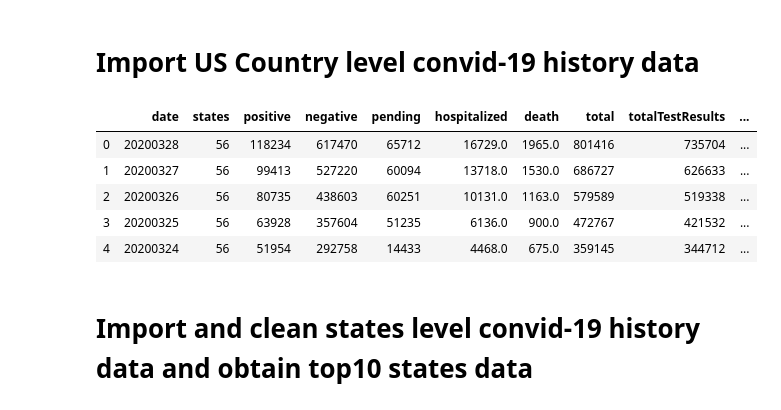
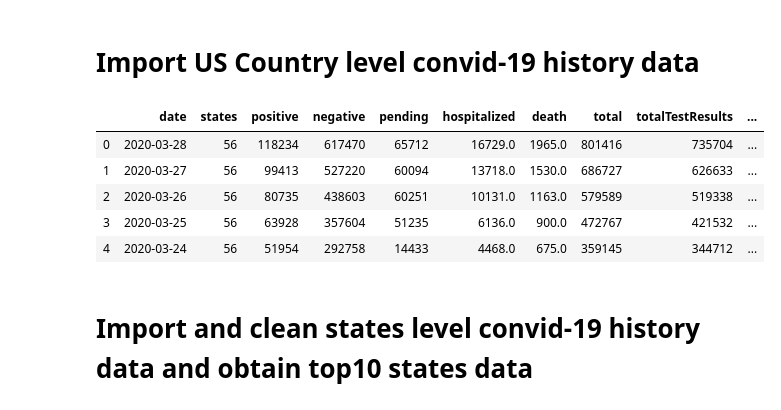
Before and after one commit to sereneys/Databootcamp-project-1, a Jupyter notebook: Covid-19-US-Analysis.ipynb, the cells around one changed output. Drawn from its saved outputs; the diff is of its cells as text; code cells hidden in the pictures.

```diff
--- a/Covid-19-US-Analysis.ipynb
+++ b/Covid-19-US-Analysis.ipynb
@@ -26,19 +29,19 @@ gmaps.configure(api_key=g_key)
 # %%
 # Import datasets
 
 # Import US country level data
-us_history_data = pd.read_csv("Resources/us_daily.csv")
+us_history_data = pd.read_csv("Resources/us_daily.csv", parse_dates=['date'])
 
 us_history_data = us_history_data.drop(columns = ["hash","dateChecked","fips","posNeg"])
 
 us_history_data.head()
 # %% [output]
 |  | date | states | positive | negative | pending | hospitalized | death | total | totalTestResults | ... |
-| 0 | 20200328 | 56 | 118234 | 617470 | 65712 | 16729.0 | 1965.0 | 801416 | 735704 | ... |
-| 1 | 20200327 | 56 | 99413 | 527220 | 60094 | 13718.0 | 1530.0 | 686727 | 626633 | ... |
-| 2 | 20200326 | 56 | 80735 | 438603 | 60251 | 10131.0 | 1163.0 | 579589 | 519338 | ... |
-| 3 | 20200325 | 56 | 63928 | 357604 | 51235 | 6136.0 | 900.0 | 472767 | 421532 | ... |
-| 4 | 20200324 | 56 | 51954 | 292758 | 14433 | 4468.0 | 675.0 | 359145 | 344712 | ... |
+| 0 | 2020-03-28 | 56 | 118234 | 617470 | 65712 | 16729.0 | 1965.0 | 801416 | 735704 | ... |
+| 1 | 2020-03-27 | 56 | 99413 | 527220 | 60094 | 13718.0 | 1530.0 | 686727 | 626633 | ... |
+| 2 | 2020-03-26 | 56 | 80735 | 438603 | 60251 | 10131.0 | 1163.0 | 579589 | 519338 | ... |
+| 3 | 2020-03-25 | 56 | 63928 | 357604 | 51235 | 6136.0 | 900.0 | 472767 | 421532 | ... |
+| 4 | 2020-03-24 | 56 | 51954 | 292758 | 14433 | 4468.0 | 675.0 | 359145 | 344712 | ... |
 # %% [markdown]
 # Import and clean states level convid-19 history data and obtain top10 states data
 # %%
```
Also changed, not shown: parts of 49 cells of this notebook, 18 other files.
